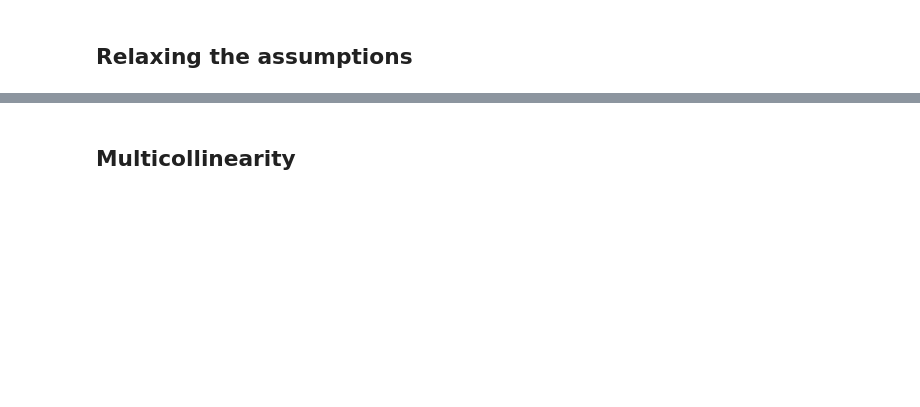
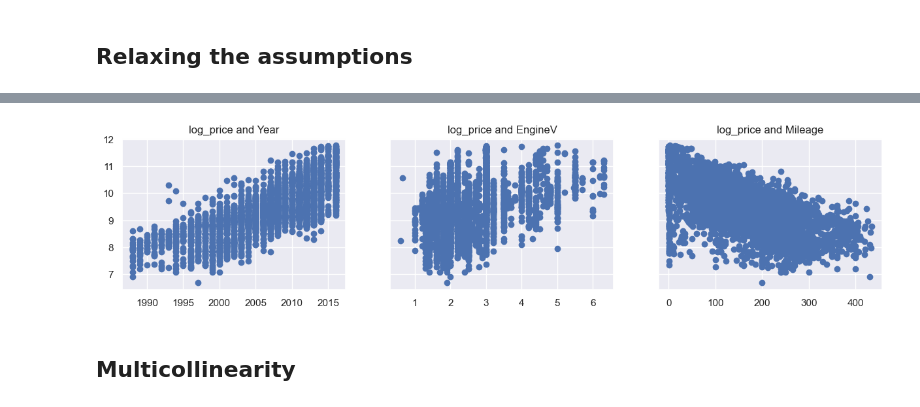
Before and after one commit to DheyaAlqaderi/linear-Regression-Exercises, a Jupyter notebook: 001 sklearn-Linear-Regression-Practical-Example-Part-1.ipynb, the cells around one changed output, grey strips where cells are left out. Cells and saved outputs as stored; diff of their text form; code cells hidden in the pictures; blank space fills up the shorter version.

```diff
--- a/001 sklearn-Linear-Regression-Practical-Example-Part-1.ipynb
+++ b/001 sklearn-Linear-Regression-Practical-Example-Part-1.ipynb
@@ -260,0 +258,4 @@ data_cleaned
+# %%
+log_price = np.log(data_cleaned['Price'])
+data_cleaned['log_price'] = log_price
+data_cleaned
@@ -260,0 +276,13 @@ data_cleaned
+# %%
+fig, (ax1, ax2, ax3) = plt.subplots(1, 3, sharey=True, figsize=(15,3))
+
+ax1.scatter(data_cleaned['Year'], data_cleaned['log_price'])
+ax1.set_title('log_price and Year')
+ax2.scatter(data_cleaned['EngineV'], data_cleaned['log_price'])
+ax2.set_title('log_price and EngineV')
+ax3.scatter(data_cleaned['Mileage'], data_cleaned['log_price'])
+ax3.set_title('log_price and Mileage')
+
+plt.show()
+# %% [output]
+[figure, added]
```
Also changed, not shown: parts of 52 cells of this notebook.
